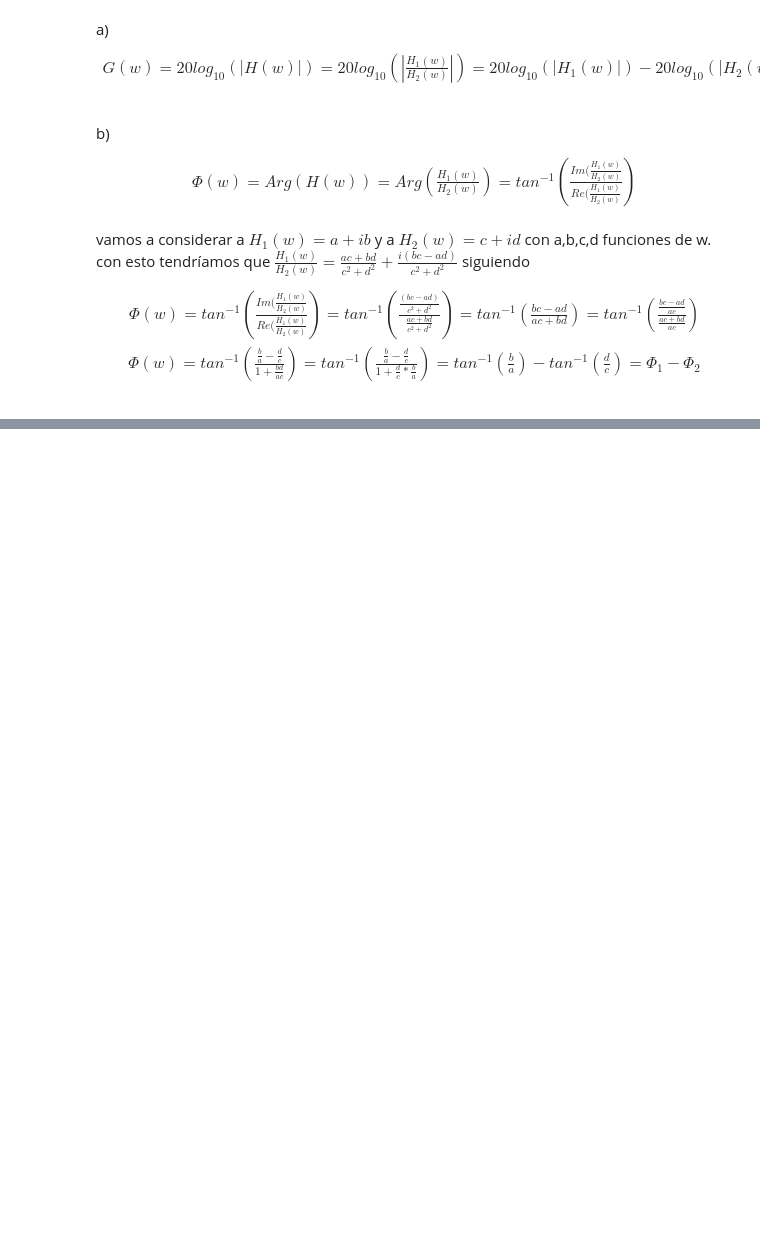
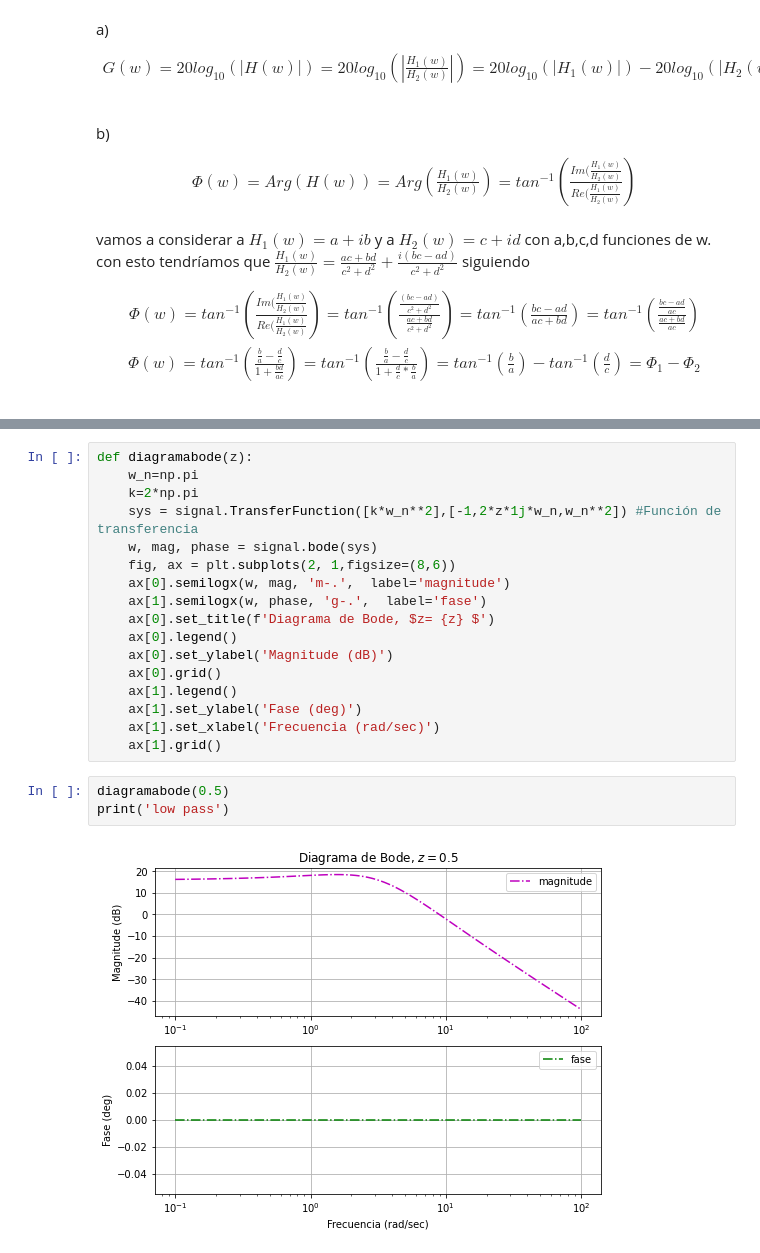
Before and after one commit to electronmaxi/Project-FMPS, a Jupyter notebook: ProjectFMPS.ipynb, the cells around one changed output, grey strips where cells are left out. Cells and saved outputs as stored; diff of their text form; blank space fills up the shorter version.

```diff
--- a/ProjectFMPS.ipynb
+++ b/ProjectFMPS.ipynb
@@ -371,0 +421,22 @@ vamos a considerar a  $H_{1}(w)=a+ib$ y a $H_{2}(w)=c+id$ con a,b,c,d funciones
+# %%
+def diagramabode(z):
+    w_n=np.pi
+    k=2*np.pi
+    sys = signal.TransferFunction([k*w_n**2],[-1,2*z*1j*w_n,w_n**2]) #Función de transferencia
+    w, mag, phase = signal.bode(sys)
+    fig, ax = plt.subplots(2, 1,figsize=(8,6))
+    ax[0].semilogx(w, mag, 'm-.',  label='magnitude')
+    ax[1].semilogx(w, phase, 'g-.',  label='fase')
+    ax[0].set_title(f'Diagrama de Bode, $z= {z} $')
+    ax[0].legend()
+    ax[0].set_ylabel('Magnitude (dB)')
+    ax[0].grid()
+    ax[1].legend()
+    ax[1].set_ylabel('Fase (deg)')
+    ax[1].set_xlabel('Frecuencia (rad/sec)')
+    ax[1].grid()
+# %%
+diagramabode(0.5)
+print('low pass')
+# %% [output]
+[figure, added]
```
Also changed, not shown: parts of 12 cells of this notebook.
